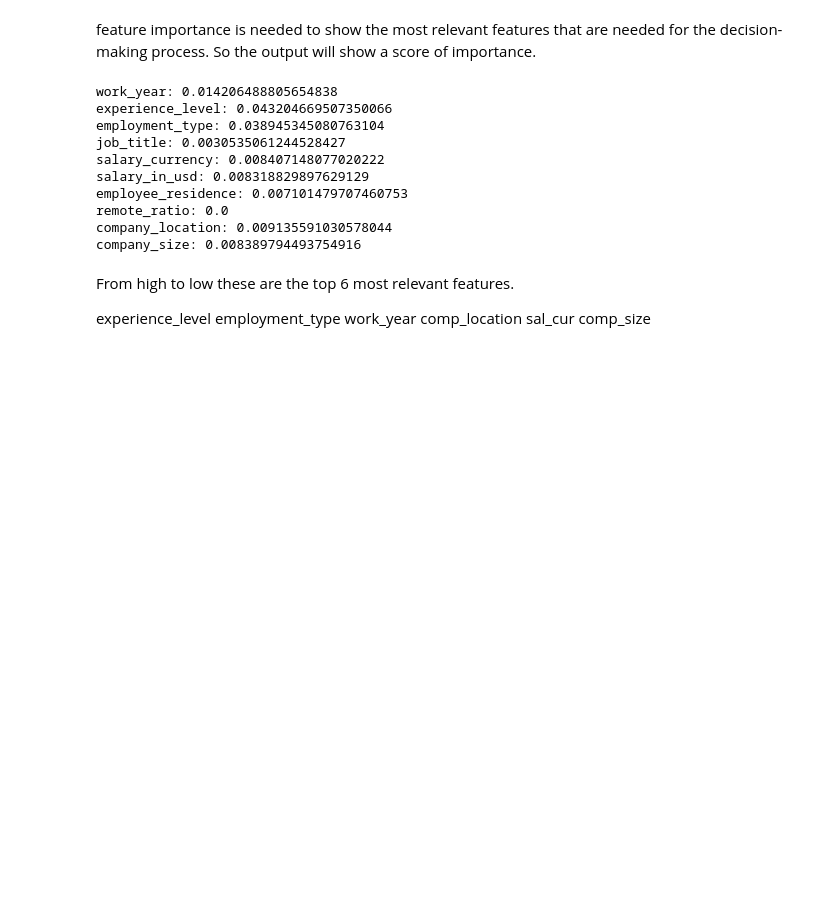
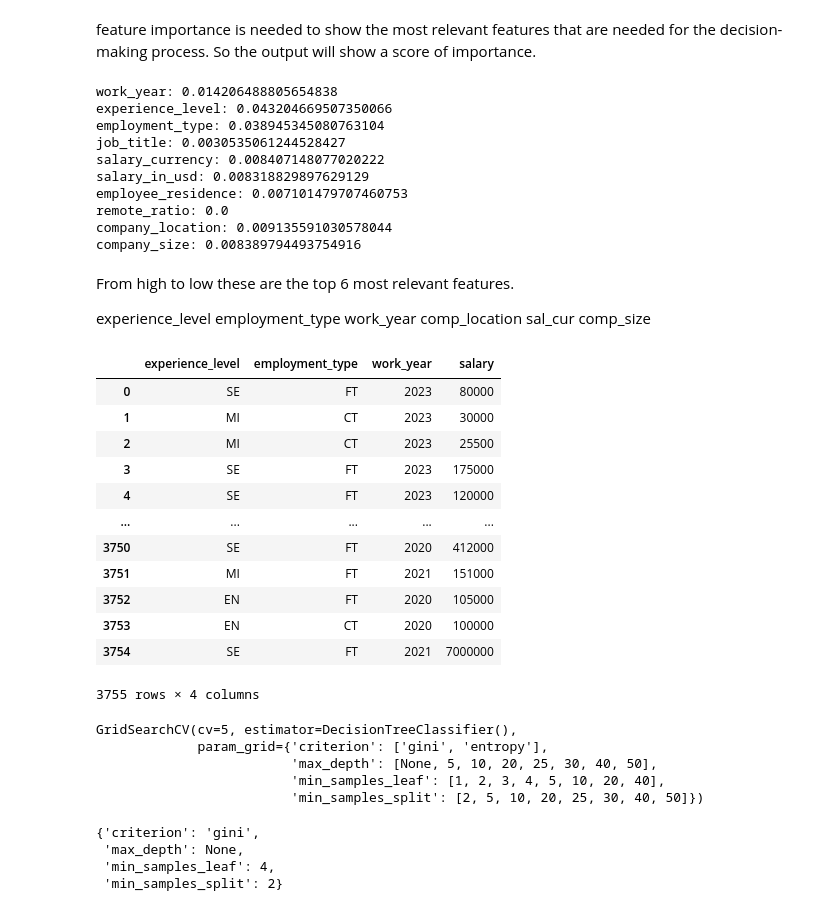
Before and after one commit to alexxtodea/DataAnalytics, a Jupyter notebook: DataSienceSalaries/DSSalaries.ipynb, the cells around one changed output. Saved outputs shown, nothing was run; the diff lists cells and outputs as text; code cells hidden in the pictures; blank space fills up the shorter version.

```diff
--- a/DataSienceSalaries/DSSalaries.ipynb
+++ b/DataSienceSalaries/DSSalaries.ipynb
@@ -294,3 +295,21 @@ work_year
 comp_location
 sal_cur
 comp_size
+# %%
+subset = salariesDC[['experience_level', 'employment_type', 'work_year', 'salary']]
+
+subset
+# %% [output]
+|  | experience_level | employment_type | work_year | salary |
+| 0 | SE | FT | 2023 | 80000 |
+| 1 | MI | CT | 2023 | 30000 |
+| 2 | MI | CT | 2023 | 25500 |
+| 3 | SE | FT | 2023 | 175000 |
+| 4 | SE | FT | 2023 | 120000 |
+| ... | ... | ... | ... | ... |
+| 3750 | SE | FT | 2020 | 412000 |
+| 3751 | MI | FT | 2021 | 151000 |
+| 3752 | EN | FT | 2020 | 105000 |
+| 3753 | EN | CT | 2020 | 100000 |
+| 3754 | SE | FT | 2021 | 7000000 |
+3755 rows × 4 columns
@@ -296,0 +336,20 @@ comp_size
+# %%
+grid_search = GridSearchCV(dtc, param_grid, cv=5)
+
+grid_search.fit(X_encodedsub, y)
+# %% [output]
+GridSearchCV(cv=5, estimator=DecisionTreeClassifier(),
+             param_grid={'criterion': ['gini', 'entropy'],
+                         'max_depth': [None, 5, 10, 20, 25, 30, 40, 50],
+                         'min_samples_leaf': [1, 2, 3, 4, 5, 10, 20, 40],
+                         'min_samples_split': [2, 5, 10, 20, 25, 30, 40, 50]})
+# %%
+best_params = grid_search.best_params_
+best_score = grid_search.best_score_
+
+best_params
+# %% [output]
+{'criterion': 'gini',
+ 'max_depth': None,
+ 'min_samples_leaf': 4,
+ 'min_samples_split': 2}
```
Also changed, not shown: parts of 10 cells of this notebook.
